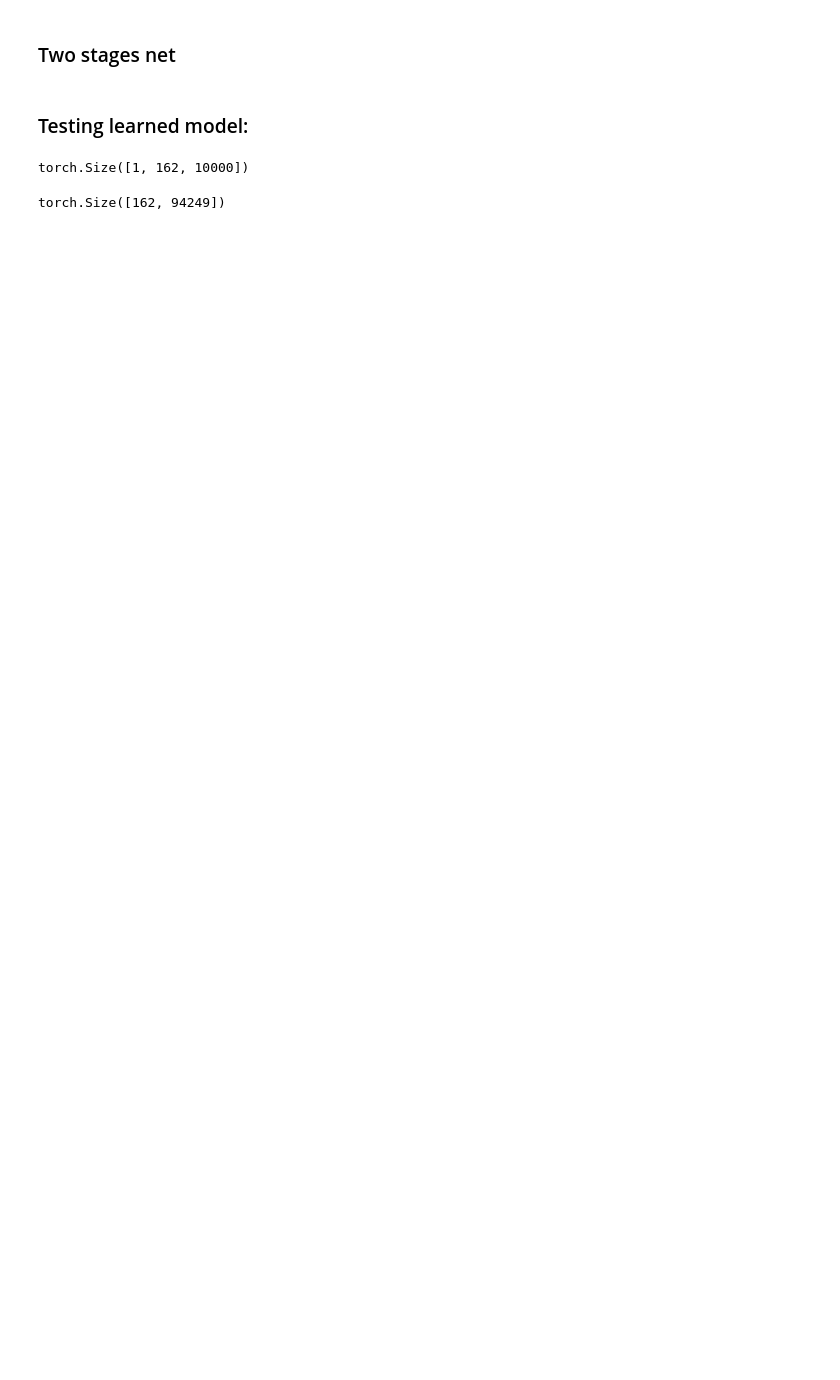
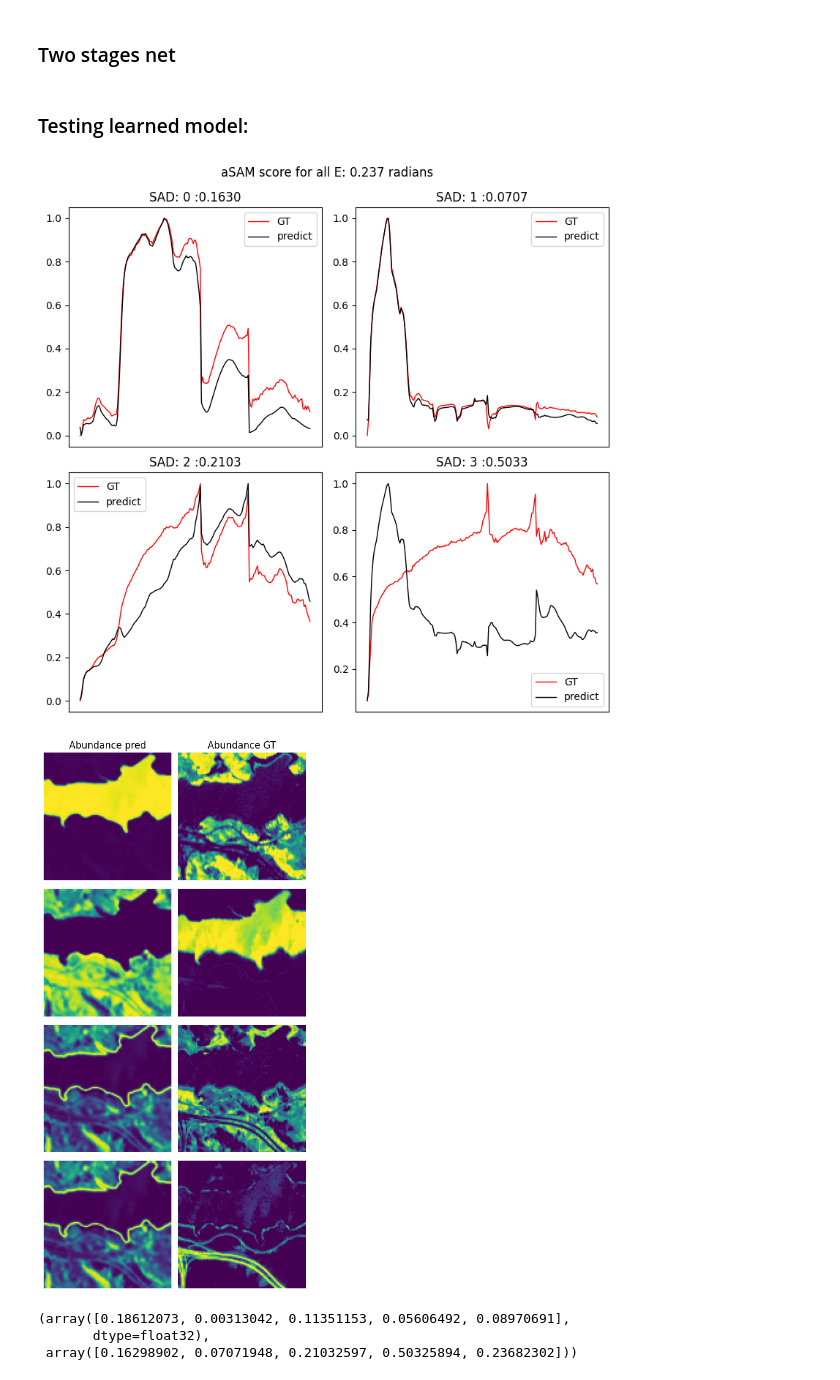
Before and after one commit to edabier/SS-HSU_benchmark, a Jupyter notebook: global_test.ipynb, the cells around one changed output. Cells and saved outputs as stored; diff of their text form; code cells hidden in the pictures; blank space fills up the shorter version.

```diff
--- a/global_test.ipynb
+++ b/global_test.ipynb
@@ -145,27 +139,34 @@ torch.Size([162, 6]) torch.Size([1, 6, 94249])
 # plt.plot(train_losses_twos)
 # %% [markdown]
 ### Testing learned model:
-# %%
-next(iter(patched_loader))[0].shape
-# %% [output]
-torch.Size([1, 162, 10000])
-# %%
-Y.shape
-# %% [output]
-torch.Size([162, 94249])
 # %%
-model.load_state_dict(torch.load("models/Transformer_AE_RE_lr_0.01_epoch_90.pt")["model_state_dict"], strict=False)
+model.load_state_dict(torch.load("models/CNNAEU_RE_lr_0.01_epoch_90.pt")["model_state_dict"], strict=False)
 
-Y = torch.tensor(data["Y"])
-Y = Y.to(torch.float32)[:, :patch_size**2]
-
+# Y = torch.tensor(data["Y"])
+# Y = Y.to(torch.float32)[:, :patch_size**2]
+Y_init, e_gt, a_gt = next(iter(full_loader))[0][0], next(iter(full_loader))[1][0], next(iter(full_loader))[2][0]
+Y = Y_init
 
 e_hat, a_hat, y_hat = model.forward(Y)
 e_hat = extractor.normalize_endmembers(e_hat)
 
 if e_hat.dim() == 3:
     e_hat = e_hat.squeeze(0)
 
+a_hat = a_hat.reshape(a_hat.shape[1], int(a_hat.shape[2]**0.5), int(a_hat.shape[2]**0.5))
+a_gt = a_gt.reshape(a_gt.shape[0], int(a_gt.shape[1]**0.5), int(a_gt.shape[1]**0.5))
+
+# e_hat = e_hat.T
+# e_gt = e_gt.T
+
+utils.compute_metrics_and_plot(e_hat, e_gt, a_hat, a_gt)
+
 # model = cnnaeu
 # re, sad = utils.test_model(model, full_loader)
 # print(re, sad)
+# %% [output]
+[figure, added]
+[figure, added]
+(array([0.18612073, 0.00313042, 0.11351153, 0.05606492, 0.08970691],
+       dtype=float32),
+ array([0.16298902, 0.07071948, 0.21032597, 0.50325894, 0.23682302]))
```
Also changed, not shown: parts of 12 cells of this notebook, 2 other files.
